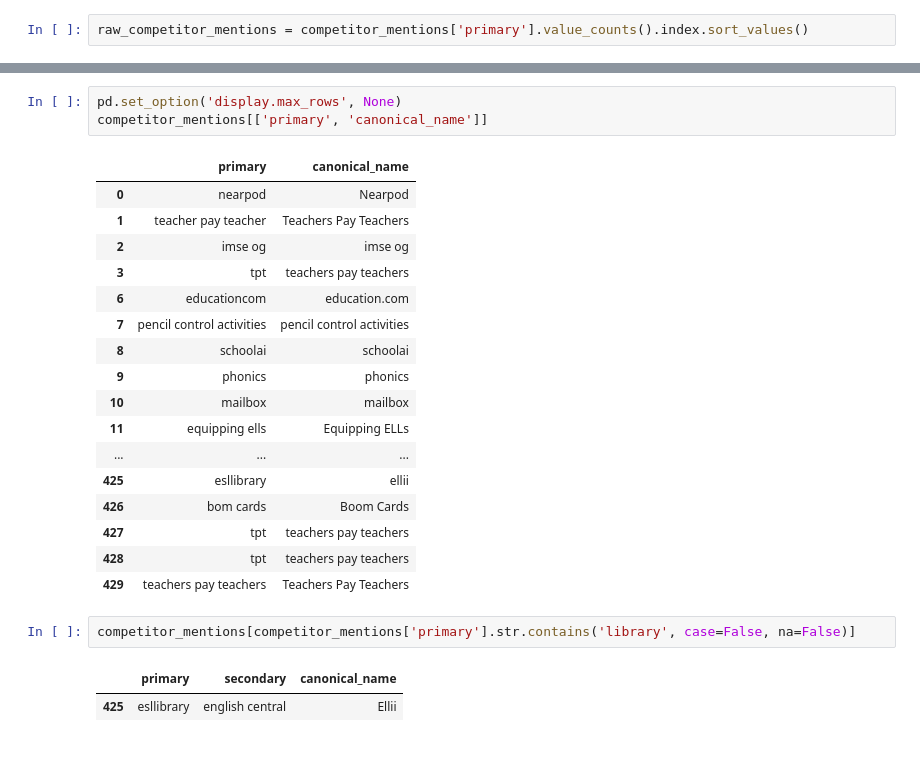
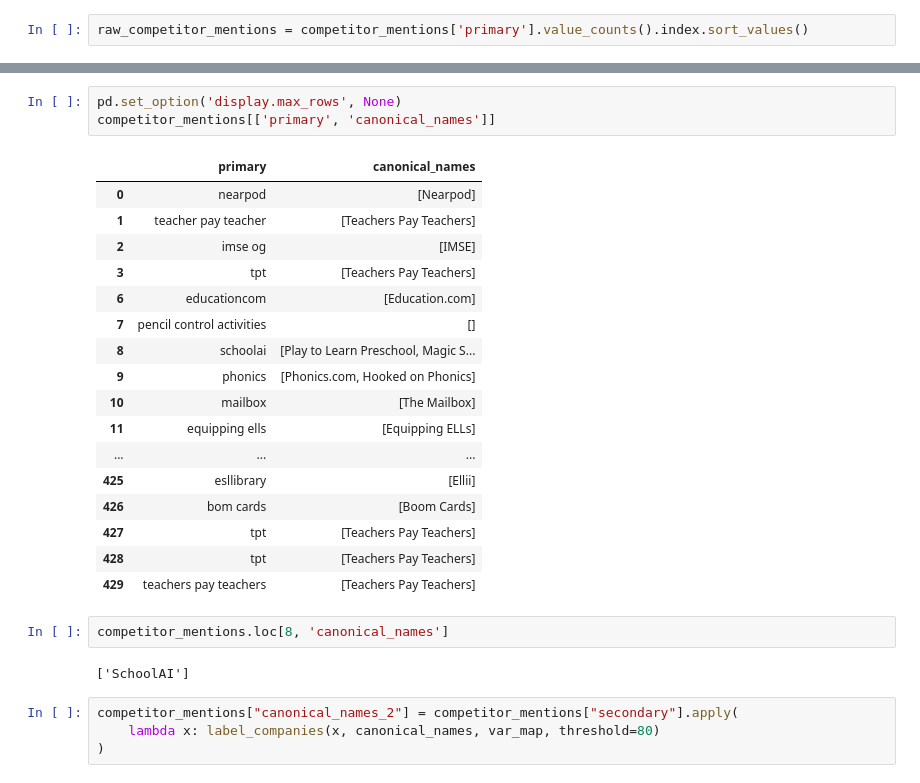
Before and after one commit to lynn-twinkl/joe_competitor_survey_analysis, a Jupyter notebook: draft-notebook.ipynb, the cells around one changed output, grey strips where cells are left out. Drawn from its saved outputs; the diff is of its cells as text; blank space fills up the shorter version.

```diff
--- a/draft-notebook.ipynb
+++ b/draft-notebook.ipynb
@@ -286,26 +403,29 @@ company_counts = competitor_mentions['canonical_name'].value_counts()
 # %%
 pd.set_option('display.max_rows', None)
-competitor_mentions[['primary', 'canonical_name']]
+competitor_mentions[['primary', 'canonical_names']]
 # %% [output]
-|  | primary | canonical_name |
-| 0 | nearpod | Nearpod |
-| 1 | teacher pay teacher | Teachers Pay Teachers |
-| 2 | imse og | imse og |
-| 3 | tpt | teachers pay teachers |
-| 6 | educationcom | education.com |
-| 7 | pencil control activities | pencil control activities |
-| 8 | schoolai | schoolai |
-| 9 | phonics | phonics |
-| 10 | mailbox | mailbox |
-| 11 | equipping ells | Equipping ELLs |
+|  | primary | canonical_names |
+| 0 | nearpod | [Nearpod] |
+| 1 | teacher pay teacher | [Teachers Pay Teachers] |
+| 2 | imse og | [IMSE] |
+| 3 | tpt | [Teachers Pay Teachers] |
+| 6 | educationcom | [Education.com] |
+| 7 | pencil control activities | [] |
+| 8 | schoolai | [Play to Learn Preschool, Magic S... |
+| 9 | phonics | [Phonics.com, Hooked on Phonics] |
+| 10 | mailbox | [The Mailbox] |
+| 11 | equipping ells | [Equipping ELLs] |
 | ... | ... | ... |
-| 425 | esllibrary | ellii |
-| 426 | bom cards | Boom Cards |
-| 427 | tpt | teachers pay teachers |
-| 428 | tpt | teachers pay teachers |
-| 429 | teachers pay teachers | Teachers Pay Teachers |
+| 425 | esllibrary | [Ellii] |
+| 426 | bom cards | [Boom Cards] |
+| 427 | tpt | [Teachers Pay Teachers] |
+| 428 | tpt | [Teachers Pay Teachers] |
+| 429 | teachers pay teachers | [Teachers Pay Teachers] |
 # %%
-competitor_mentions[competitor_mentions['primary'].str.contains('library', case=False, na=False)]
+competitor_mentions.loc[8, 'canonical_names']
 # %% [output]
-|  | primary | secondary | canonical_name |
-| 425 | esllibrary | english central | Ellii |
+['SchoolAI']
+# %%
+competitor_mentions["canonical_names_2"] = competitor_mentions["secondary"].apply(
+    lambda x: label_companies(x, canonical_names, var_map, threshold=80)
+)
```
Also changed, not shown: parts of 9 cells of this notebook.
